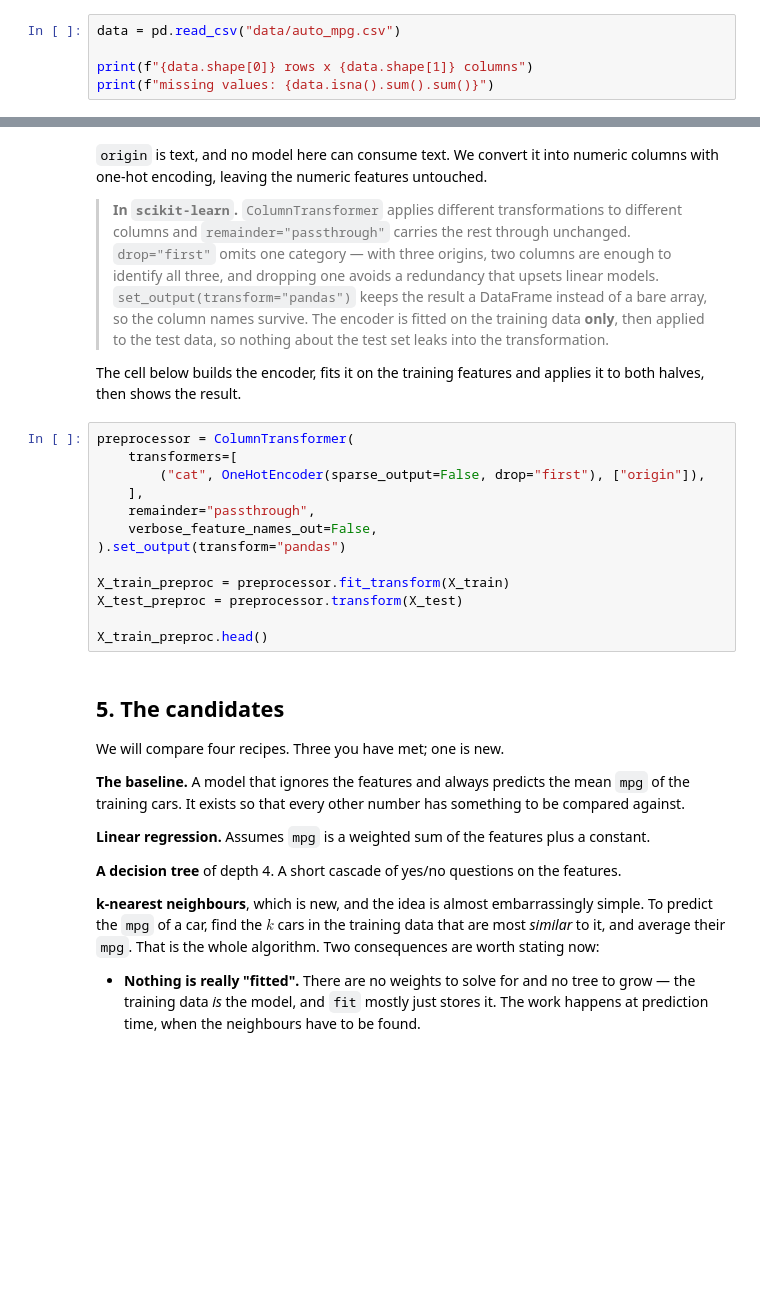
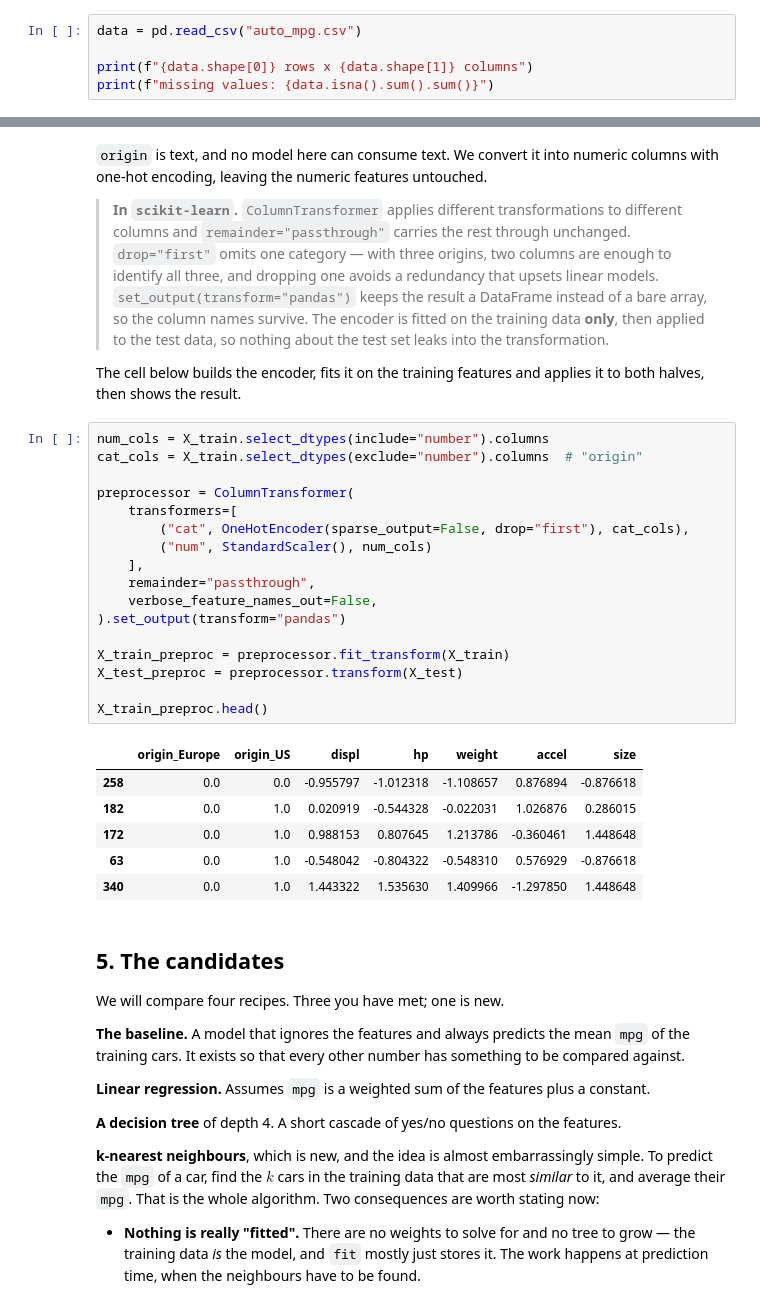
Before and after one commit to YirlenML/Artifical_intelligence, a Jupyter notebook: 7-supervised_models_evaluation.ipynb, the cells around one changed output, grey strips where cells are left out. Cells and saved outputs as stored; diff of their text form; blank space fills up the shorter version.

```diff
--- a/7-supervised_models_evaluation.ipynb
+++ b/7-supervised_models_evaluation.ipynb
@@ -150,7 +150,7 @@ RANDOM_STATE = 42
 # %% [markdown]
 The cell below loads the file and confirms its shape and that nothing is missing.
 # %%
-data = pd.read_csv("data/auto_mpg.csv")
+data = pd.read_csv("auto_mpg.csv")
 
 print(f"{data.shape[0]} rows x {data.shape[1]} columns")
 print(f"missing values: {data.isna().sum().sum()}")
@@ -199,18 +222,29 @@ one-hot encoding, leaving the numeric features untouched.
 The cell below builds the encoder, fits it on the training features and applies it to both halves,
 then shows the result.
 # %%
+num_cols = X_train.select_dtypes(include="number").columns
+cat_cols = X_train.select_dtypes(exclude="number").columns  # "origin"
+
 preprocessor = ColumnTransformer(
     transformers=[
-        ("cat", OneHotEncoder(sparse_output=False, drop="first"), ["origin"]),
+        ("cat", OneHotEncoder(sparse_output=False, drop="first"), cat_cols),
+        ("num", StandardScaler(), num_cols)
     ],
     remainder="passthrough",
     verbose_feature_names_out=False,
 ).set_output(transform="pandas")
 
 X_train_preproc = preprocessor.fit_transform(X_train)
 X_test_preproc = preprocessor.transform(X_test)
 
 X_train_preproc.head()
+# %% [output]
+|  | origin_Europe | origin_US | displ | hp | weight | accel | size |
+| 258 | 0.0 | 0.0 | -0.955797 | -1.012318 | -1.108657 | 0.876894 | -0.876618 |
+| 182 | 0.0 | 1.0 | 0.020919 | -0.544328 | -0.022031 | 1.026876 | 0.286015 |
+| 172 | 0.0 | 1.0 | 0.988153 | 0.807645 | 1.213786 | -0.360461 | 1.448648 |
+| 63 | 0.0 | 1.0 | -0.548042 | -0.804322 | -0.548310 | 0.576929 | -0.876618 |
+| 340 | 0.0 | 1.0 | 1.443322 | 1.535630 | 1.409966 | -1.297850 | 1.448648 |
 # %% [markdown]
 ## 5. The candidates
 
```
Also changed, not shown: parts of 13 cells of this notebook.
